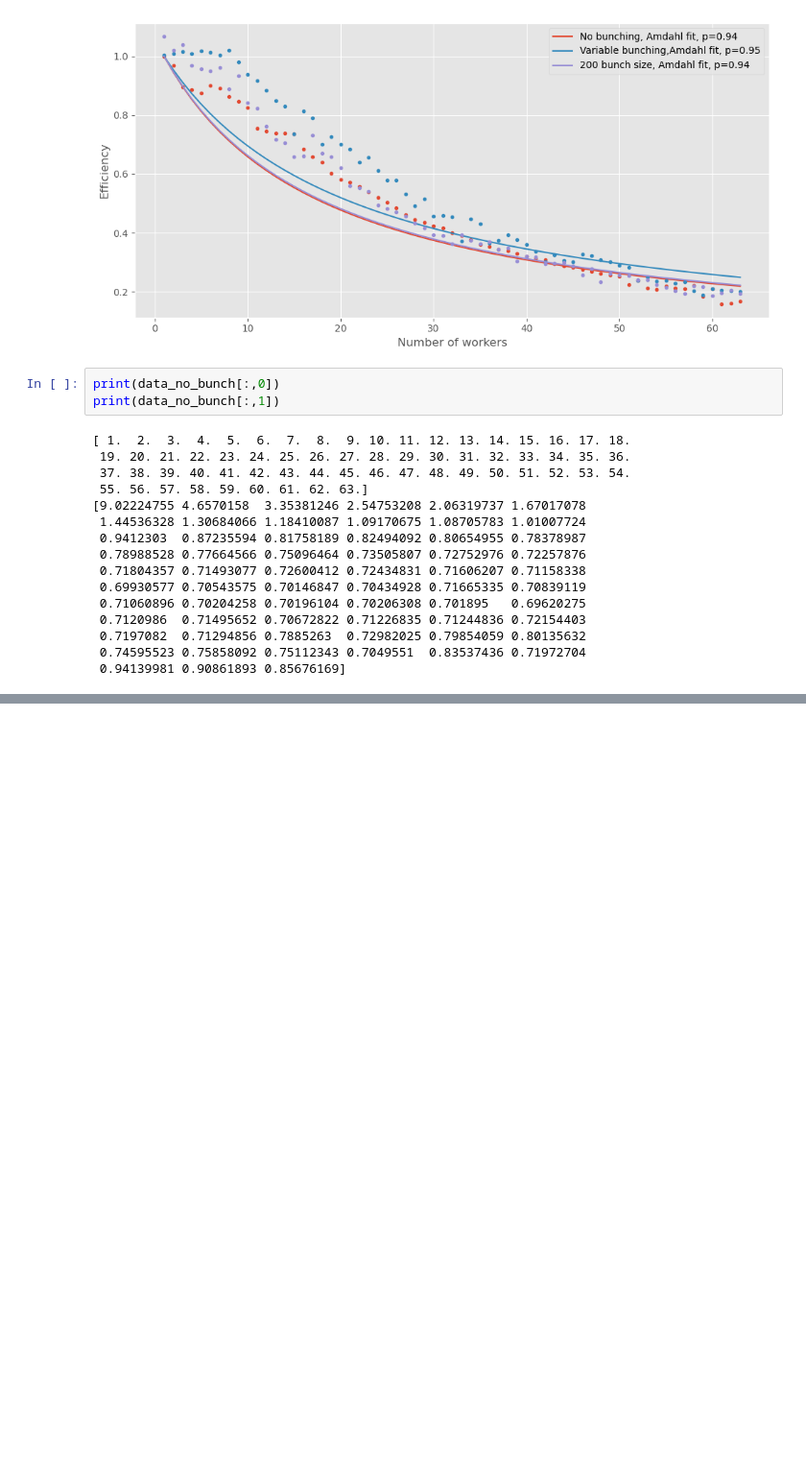
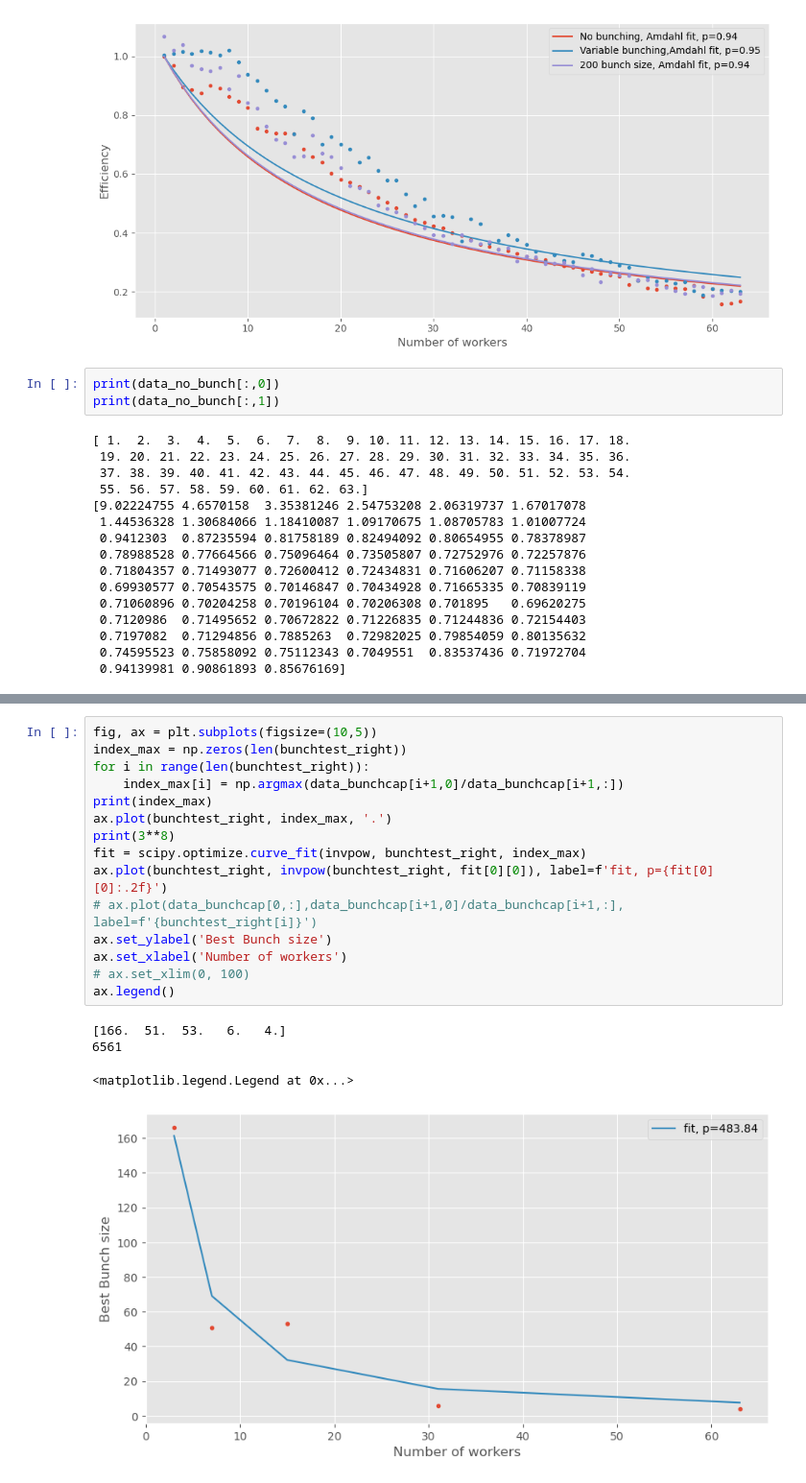
Before and after one commit to 2BeAsh/HPPC_Python_Project, a Jupyter notebook: Code/mpi4py/plots.ipynb, the cells around one changed output, grey strips where cells are left out. Shown at 96% size. Saved outputs shown, nothing was run; the diff lists cells and outputs as text; blank space fills up the shorter version.

```diff
--- a/Code/mpi4py/plots.ipynb
+++ b/Code/mpi4py/plots.ipynb
@@ -288,0 +307,20 @@ print(data_no_bunch[:,1])
+# %%
+fig, ax = plt.subplots(figsize=(10,5))
+index_max = np.zeros(len(bunchtest_right))
+for i in range(len(bunchtest_right)):
+    index_max[i] = np.argmax(data_bunchcap[i+1,0]/data_bunchcap[i+1,:])
+print(index_max)
+ax.plot(bunchtest_right, index_max, '.')
+print(3**8)
+fit = scipy.optimize.curve_fit(invpow, bunchtest_right, index_max)
+ax.plot(bunchtest_right, invpow(bunchtest_right, fit[0][0]), label=f'fit, p={fit[0][0]:.2f}')
+# ax.plot(data_bunchcap[0,:],data_bunchcap[i+1,0]/data_bunchcap[i+1,:], label=f'{bunchtest_right[i]}')
+ax.set_ylabel('Best Bunch size')
+ax.set_xlabel('Number of workers')
+# ax.set_xlim(0, 100)
+ax.legend()
+# %% [output]
+[166.  51.  53.   6.   4.]
+6561
+<matplotlib.legend.Legend at 0x...>
+[figure, added]
```
Also changed, not shown: parts of 1 cell of this notebook, 5 other files.
